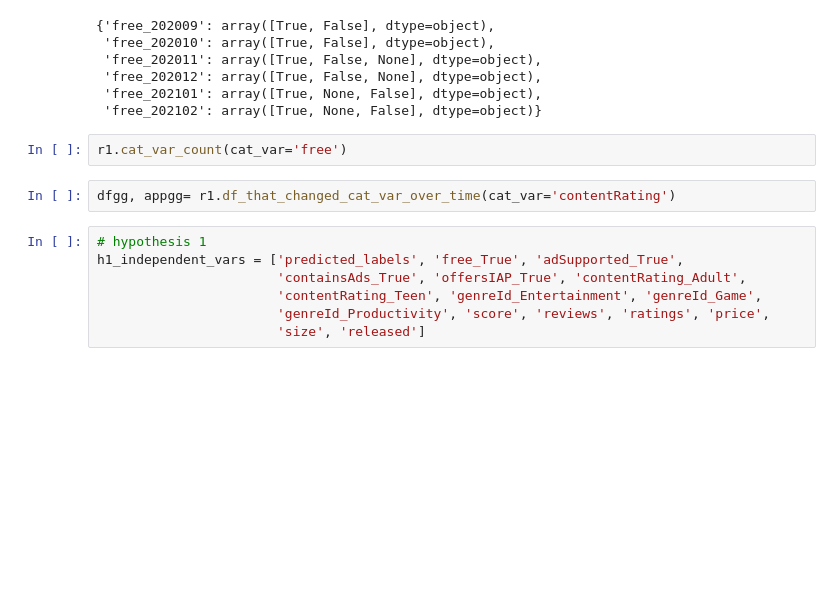
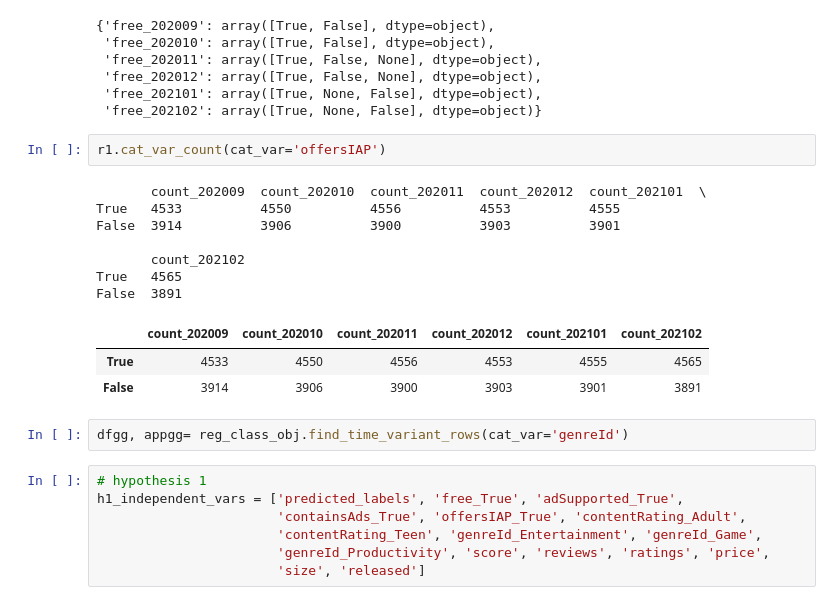
Before and after one commit to nz44/phd_dissertation, a Jupyter notebook: scripts/___test_code___.ipynb, the cells around one changed output. Saved outputs shown, nothing was run; the diff lists cells and outputs as text; blank space fills up the shorter version.

```diff
--- a/scripts/___test_code___.ipynb
+++ b/scripts/___test_code___.ipynb
@@ -718,9 +762,20 @@ free_202102 contains 3 unique values
  'free_202101': array([True, None, False], dtype=object),
  'free_202102': array([True, None, False], dtype=object)}
 # %%
-r1.cat_var_count(cat_var='free')
+r1.cat_var_count(cat_var='offersIAP')
+# %% [output]
+       count_202009  count_202010  count_202011  count_202012  count_202101  \
+True   4533          4550          4556          4553          4555
+False  3914          3906          3900          3903          3901
+
+       count_202102
+True   4565
+False  3891
+|  | count_202009 | count_202010 | count_202011 | count_202012 | count_202101 | count_202102 |
+| True | 4533 | 4550 | 4556 | 4553 | 4555 | 4565 |
+| False | 3914 | 3906 | 3900 | 3903 | 3901 | 3891 |
 # %%
-dfgg, appgg= r1.df_that_changed_cat_var_over_time(cat_var='contentRating')
+dfgg, appgg= reg_class_obj.find_time_variant_rows(cat_var='genreId')
 # %%
 # hypothesis 1
 h1_independent_vars = ['predicted_labels', 'free_True', 'adSupported_True',
```
Also changed, not shown: parts of 14 cells of this notebook, 3 other files.
